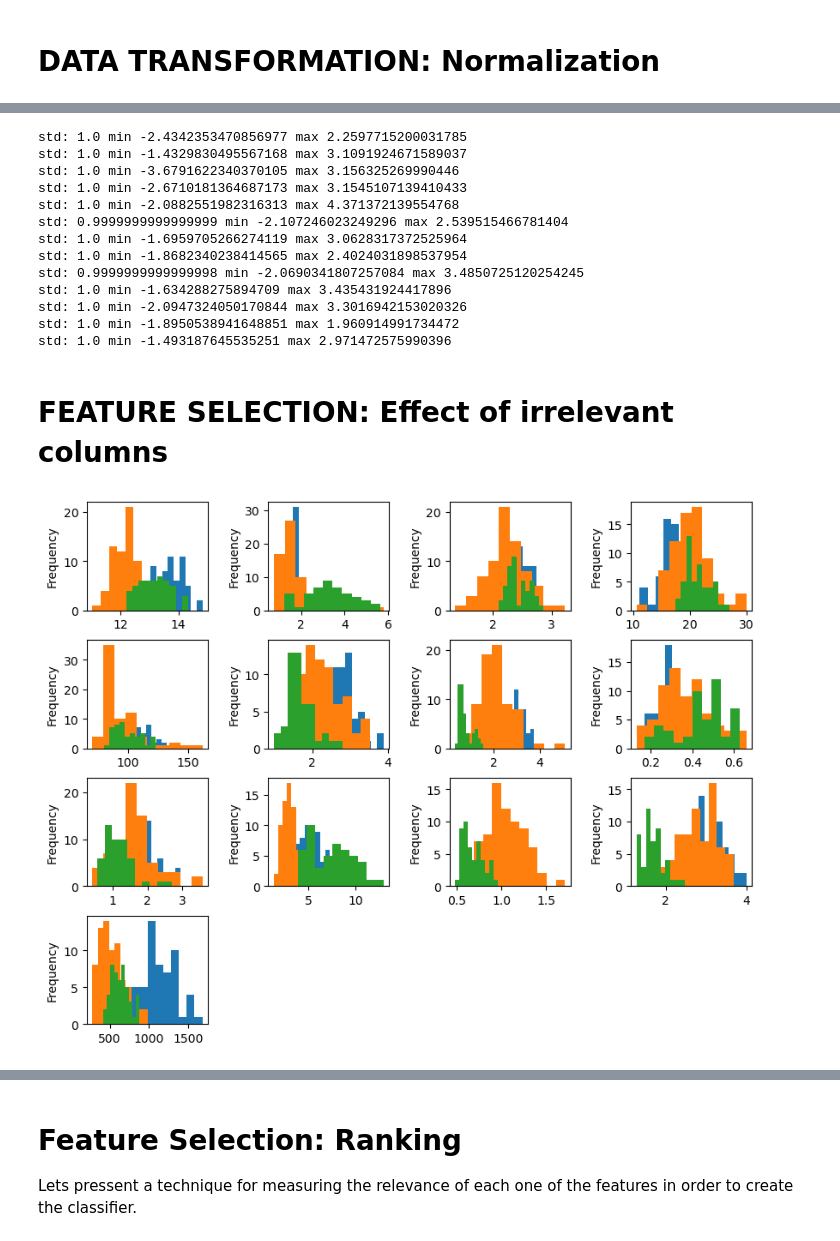
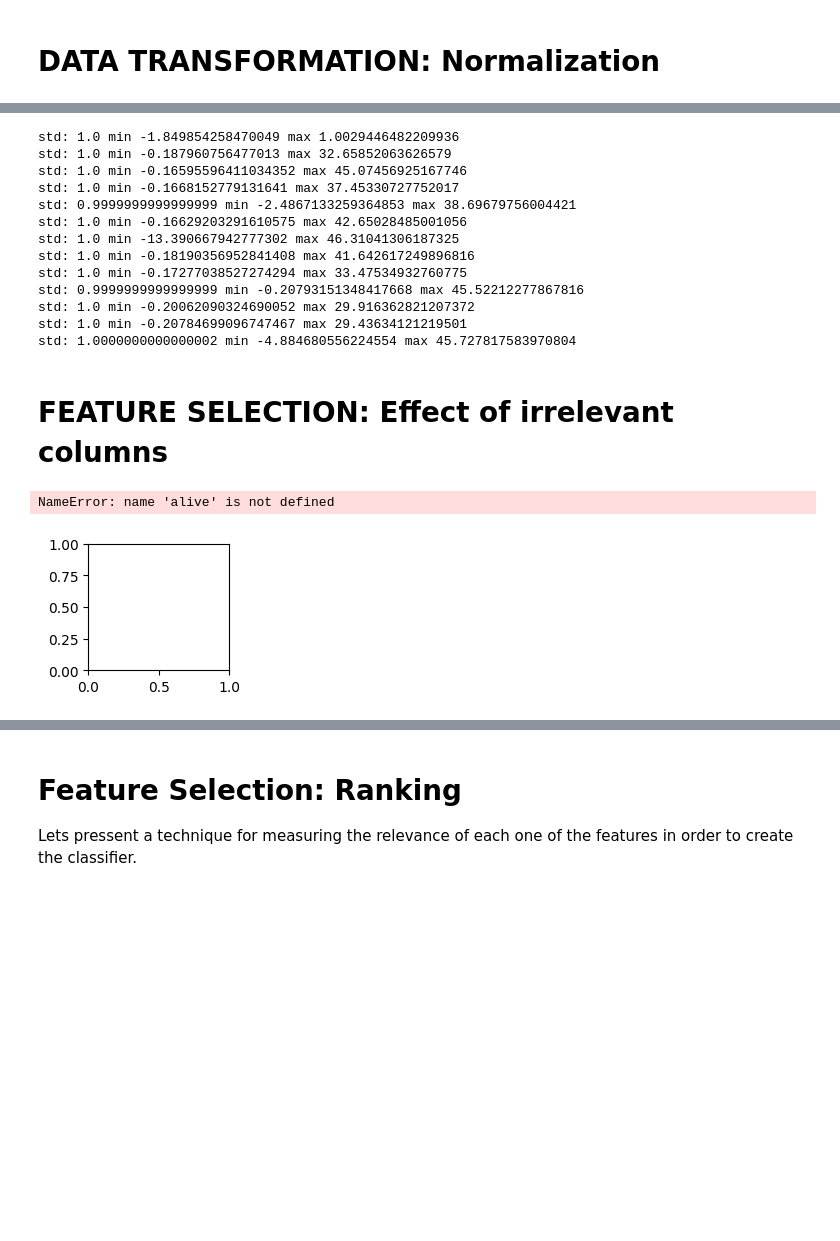
Before and after one commit to jordimunozflorensa/MineriaDatos, a Jupyter notebook: part 2/Data preparation and feature selection.ipynb, the cells around one changed output, grey strips where cells are left out. Cells and saved outputs as stored; diff of their text form; code cells hidden in the pictures; blank space fills up the shorter version.

```diff
--- a/part 2/Data preparation and feature selection.ipynb
+++ b/part 2/Data preparation and feature selection.ipynb
@@ -188,12 +188,18 @@ dtype: float64
 # %% [markdown]
 # DATA TRANSFORMATION: Normalization
 # %%
-df = pd.io.parsers.read_csv(
-    #"https://archive.ics.uci.edu/ml/machine-learning-databases/wine/wine.data",
-    "wine_data.csv",
-    header=None,
-    )
-X_wine = df.values[:,1:]
-y_wine = df.values[:,0]
+# df = pd.io.parsers.read_csv(
+#     #"https://archive.ics.uci.edu/ml/machine-learning-databases/wine/wine.data",
+#     "wine_data.csv",
+#     header=None,
+#     )
 
-df.head()
+url = 'https://raw.githubusercontent.com/jordimunozflorensa/MineriaDatos/main/part%202/dades_preprocessades.csv?token=GHSAT0AAAAAACOHAL4CJV7WXRSJJQEGSXASZSKFSJA'
+
+# Leer el archivo CSV desde GitHub
+df = pd.read_csv(url)
+
+X_bank = df.values[:,2:]
+y_bank = df.values[:,1]
+
+#print(y_bank)
@@ -259,6 +259,6 @@ clf = GridSearchCV(
     cv = cv,  # If cv is integer, by default is Stratifyed
     n_jobs=-1
 )
-clf.fit(X_wine, y_wine)
+clf.fit(X_bank, y_bank)
 print("Best Params=",clf.best_params_, "Accuracy=", clf.best_score_)
 # %% [output]
@@ -287,24 +287,24 @@ std: 314.0216568419878 min 278.0 max 1680.0
 # %%
 # One way is to standarize all data mean 0, std 1
-scaler = StandardScaler().fit(X_wine)
-X2=scaler.transform(X_wine)
+scaler = StandardScaler().fit(X_bank)
+X2=scaler.transform(X_bank)
 
 for i in range(13):
     print('std:',X2[:,i].std(),'min',X2[:,i].min(),'max',X2[:,i].max())
 # %% [output]
-std: 1.0 min -2.4342353470856977 max 2.2597715200031785
-std: 1.0 min -1.4329830495567168 max 3.1091924671589037
-std: 1.0 min -3.6791622340370105 max 3.156325269990446
-std: 1.0 min -2.6710181364687173 max 3.1545107139410433
-std: 1.0 min -2.0882551982316313 max 4.371372139554768
-std: 0.9999999999999999 min -2.107246023249296 max 2.539515466781404
-std: 1.0 min -1.6959705266274119 max 3.0628317372525964
-std: 1.0 min -1.8682340238414565 max 2.4024031898537954
-std: 0.9999999999999998 min -2.0690341807257084 max 3.4850725120254245
-std: 1.0 min -1.634288275894709 max 3.435431924417896
-std: 1.0 min -2.0947324050170844 max 3.3016942153020326
-std: 1.0 min -1.8950538941648851 max 1.960914991734472
-std: 1.0 min -1.493187645535251 max 2.971472575990396
+std: 1.0 min -1.849854258470049 max 1.0029446482209936
+std: 1.0 min -0.187960756477013 max 32.65852063626579
+std: 1.0 min -0.16595596411034352 max 45.07456925167746
+std: 1.0 min -0.1668152779131641 max 37.45330727752017
+std: 0.9999999999999999 min -2.4867133259364853 max 38.69679756004421
+std: 1.0 min -0.16629203291610575 max 42.65028485001056
+std: 1.0 min -13.390667942777302 max 46.31041306187325
+std: 1.0 min -0.18190356952841408 max 41.642617249896816
+std: 1.0 min -0.17277038527274294 max 33.47534932760775
+std: 0.9999999999999999 min -0.20793151348417668 max 45.52212277867816
+std: 1.0 min -0.20062090324690052 max 29.916362821207372
+std: 1.0 min -0.20784699096747467 max 29.43634121219501
+std: 1.0000000000000002 min -4.884680556224554 max 45.727817583970804
 # %%
 # EX: try to repeat the process for training a new model but now with the new standarized dataset and check
 # the performance.
@@ -313,17 +313,17 @@ std: 1.0 min -1.493187645535251 max 2.971472575990396
 # %%
 # Could you say wich features are more important (contain more information about the target variable's value)
 # attending only to their distributions?
 
 plt.subplots(figsize=(10, 10))
 plt.subplots_adjust(hspace=0.27,wspace=0.5)
 for i in range(1,14):
     plt.subplot(5,4,i)
-    df[y_wine==1][i].plot.hist(bins=10)
-    df[y_wine==2][i].plot.hist(bins=10)
-    df[y_wine==3][i].plot.hist(bins=10)
+    df[y_bank==alive][i].plot.hist(bins=10)
+    df[y_bank==failed][i].plot.hist(bins=10)
 plt.show()
 # %% [output]
+NameError: name 'alive' is not defined
-[figure, old version]
+[figure, new version]
 # %%
 nrcols=20
 col = np.random.random(size=(X2.shape[0],nrcols))
```
Also changed, not shown: parts of 12 cells of this notebook.
